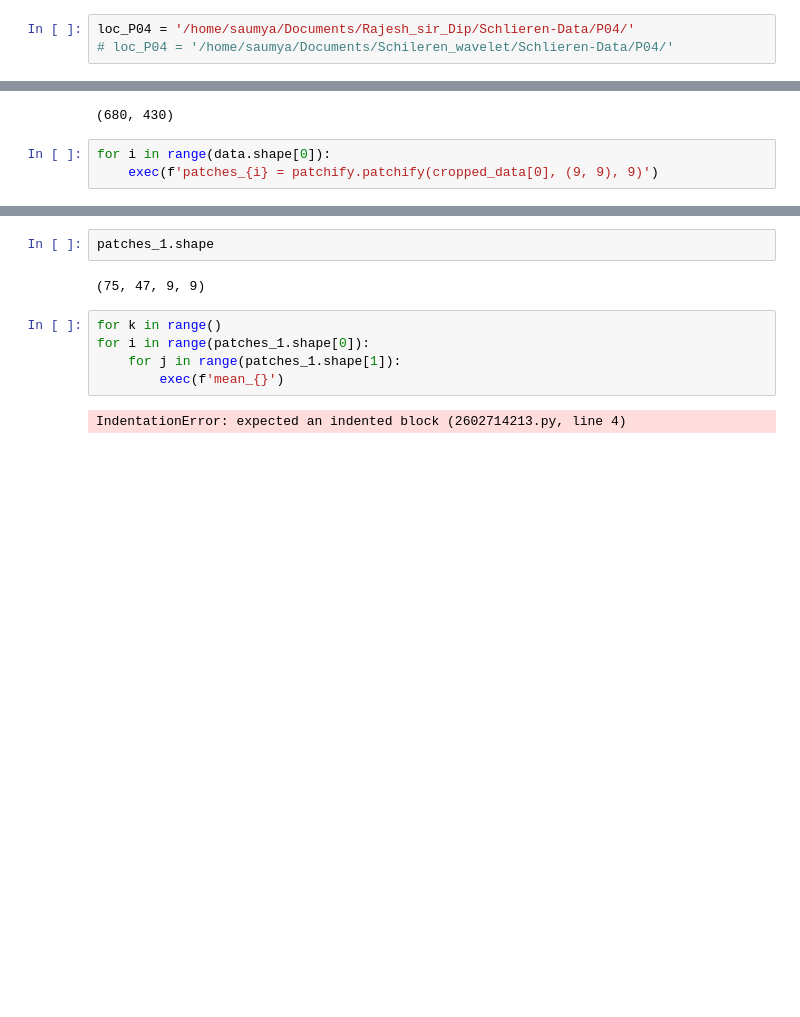
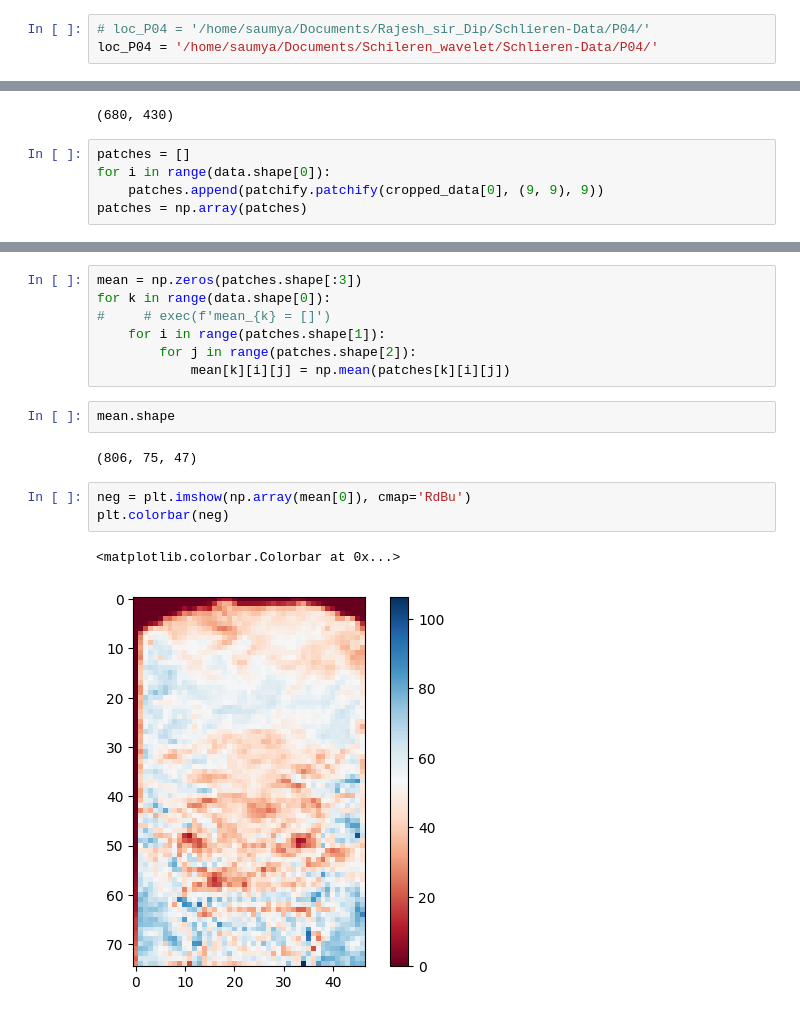
Before and after one commit to CaffineAddic/Wavelet_transforms_in_schlieren_flame_images, a Jupyter notebook: harr_transform.ipynb, the cells around one changed output, grey strips where cells are left out. Saved outputs shown, nothing was run; the diff lists cells and outputs as text; blank space fills up the shorter version.

Commit message:
optimized the code from 1600 variables to 2 arrays and also plotted the binned image with colorbar

```diff
--- a/harr_transform.ipynb
+++ b/harr_transform.ipynb
@@ -3,8 +3,8 @@ import patchify
 import numpy as np
 import matplotlib.pyplot as plt
 # %%
-loc_P04 = '/home/saumya/Documents/Rajesh_sir_Dip/Schlieren-Data/P04/'
-# loc_P04 = '/home/saumya/Documents/Schileren_wavelet/Schlieren-Data/P04/'
+# loc_P04 = '/home/saumya/Documents/Rajesh_sir_Dip/Schlieren-Data/P04/'
+loc_P04 = '/home/saumya/Documents/Schileren_wavelet/Schlieren-Data/P04/'
 # %%
 data = np.load(loc_P04+'P04.npy')
 # %%
@@ -21,6 +21,8 @@ cropped_data[0].shape
 # %% [output]
 (680, 430)
 # %%
+patches = []
 for i in range(data.shape[0]):
-    exec(f'patches_{i} = patchify.patchify(cropped_data[0], (9, 9), 9)')
+    patches.append(patchify.patchify(cropped_data[0], (9, 9), 9))
+patches = np.array(patches)
 # %%
@@ -50,11 +36,17 @@ patches_98       patches_99      patchify        plt
+# %%
+mean = np.zeros(patches.shape[:3])
+for k in range(data.shape[0]):
+#     # exec(f'mean_{k} = []')
+    for i in range(patches.shape[1]):
+        for j in range(patches.shape[2]):
+            mean[k][i][j] = np.mean(patches[k][i][j])
 # %%
-patches_1.shape
+mean.shape
 # %% [output]
-(75, 47, 9, 9)
+(806, 75, 47)
-# %%
-for k in range()
-for i in range(patches_1.shape[0]):
-    for j in range(patches_1.shape[1]):
-        exec(f'mean_{}')
-# %% [output]
-IndentationError: expected an indented block (2602714213.py, line 4)
+# %%
+neg = plt.imshow(np.array(mean[0]), cmap='RdBu')
+plt.colorbar(neg)
+# %% [output]
+<matplotlib.colorbar.Colorbar at 0x...>
+[figure, added]
```
Also changed, not shown: parts of 2 cells of this notebook.
